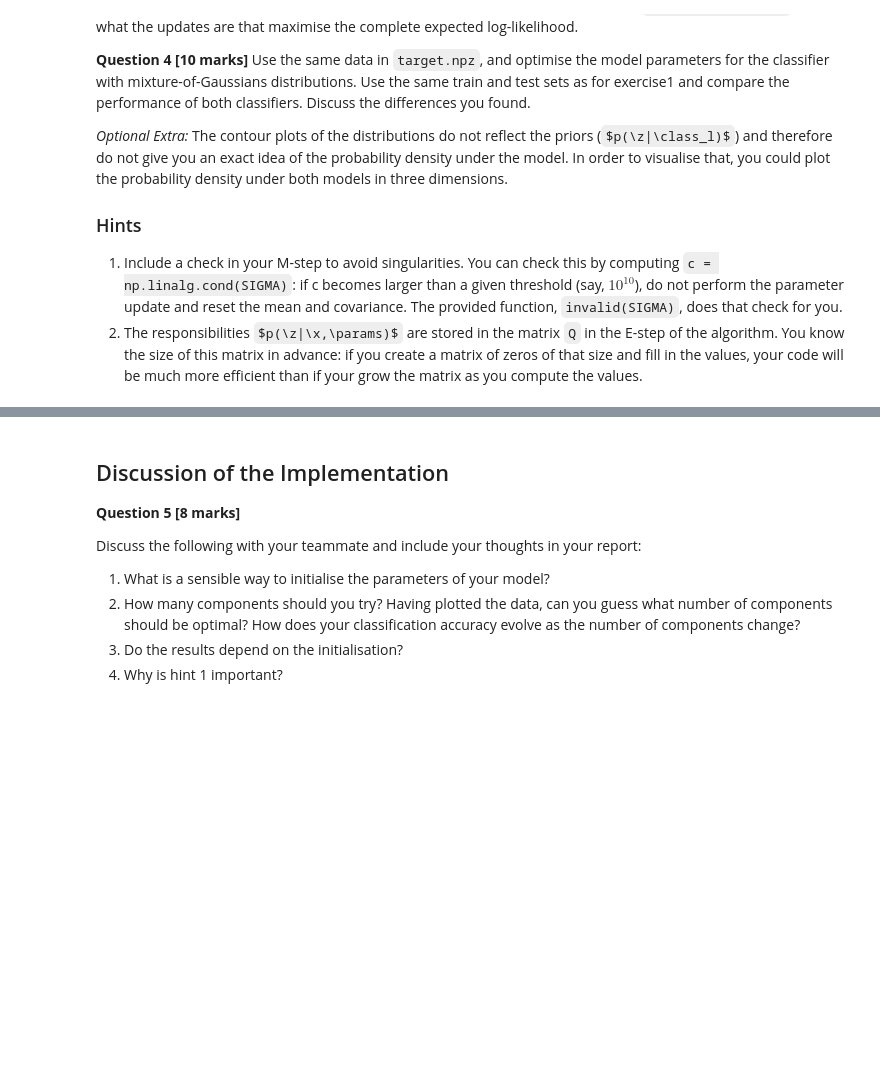
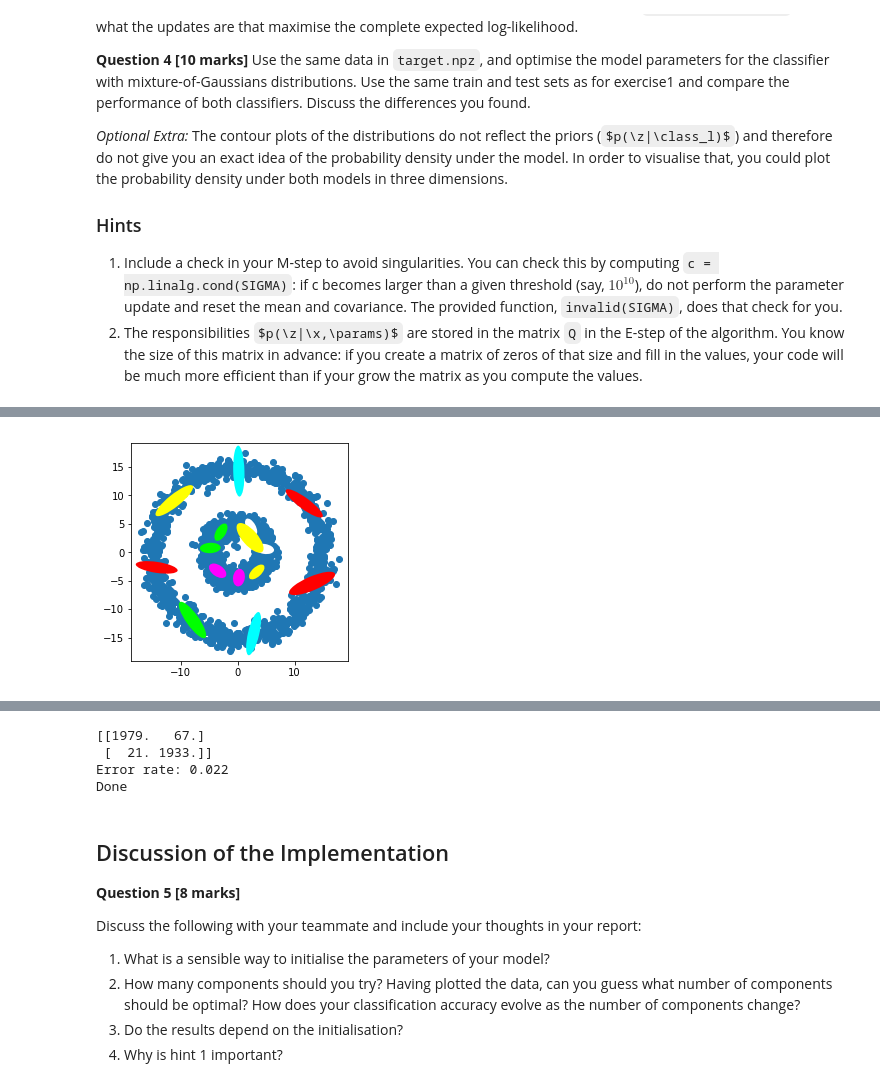
Before and after one commit to pLOPeGG/Advanced-Machine-Learning, a Jupyter notebook: LAB_2/Lab+2+-+Expectation+maximisation+2018+-+Handout.ipynb, the cells around one changed output, grey strips where cells are left out. Cells and saved outputs as stored; diff of their text form; code cells hidden in the pictures; some formulas as TeX source; blank space fills up the shorter version.

```diff
--- a/LAB_2/Lab+2+-+Expectation+maximisation+2018+-+Handout.ipynb
+++ b/LAB_2/Lab+2+-+Expectation+maximisation+2018+-+Handout.ipynb
@@ -388,0 +385,6 @@ llhist = mog.em()
+# %%
+print('Computing B')
+mog_B = MoG(B, 15)
+llhist_B = mog_B.em()
+# %% [output]
+[figure, added]
@@ -389,3 +393,40 @@ llhist = mog.em()
+# %%
+# [ANSQ4] Do not modify this line
+# Answer to Q4
+def predict_mix(x, mix_l, prior_l):
+    evidence = 0
+    for mix,p in zip(mix_l, prior_l):
+        evidence += mix.likelihood(x)*p
+    return np.array([mix.likelihood(x)*p/evidence for mix,p in zip(mix_l, prior_l)]).T
+
+def predict_mix_class(x, mix_l, prior_l):
+    return np.array([np.argmax(i) for i in predict_mix(x, mix_l, prior_l) ])
+
+
+
+
+prior_l = [len(i)/len(data) for i in [A,B]]
+mix_l = [mog_A, mog_B]
+
+
+conf_mat = np.zeros((2,2))
+
+for real, x in enumerate([A,B]):
+    conf_mat[real,real] = list(predict_mix_class(x, mix_l, prior_l)).count(real)
+    conf_mat[1-real,real] = list(predict_mix_class(x, mix_l, prior_l)).count(1-real)
+
+print(conf_mat)
+
+
+print('Error rate: {}'.format((conf_mat[1,0]+conf_mat[0,1])/len(data)))
+print('Done')
+
+#[/ANSQ4]
+# %% [output]
+[[1979.   67.]
+ [  21. 1933.]]
+Error rate: 0.022
+Done
 # %% [markdown]
 ## Discussion of the Implementation
 
```
Also changed, not shown: parts of 7 cells of this notebook.
